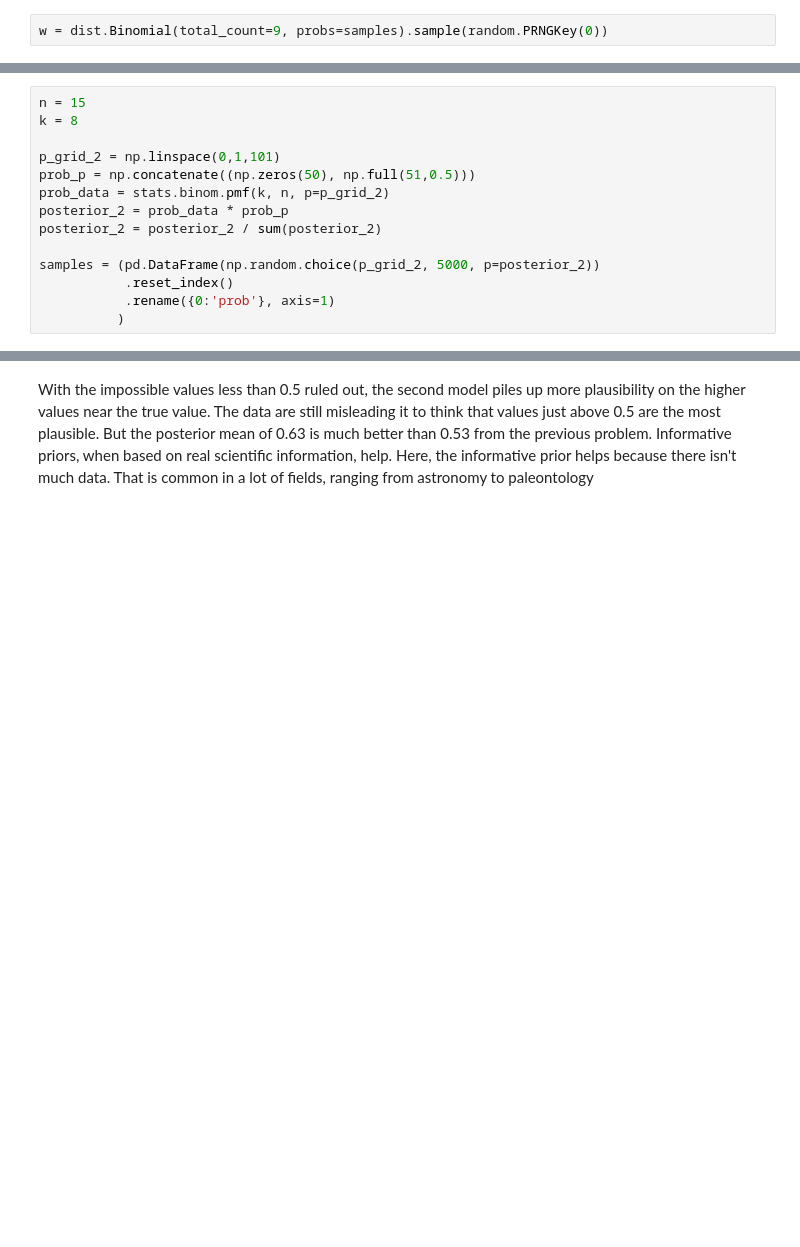
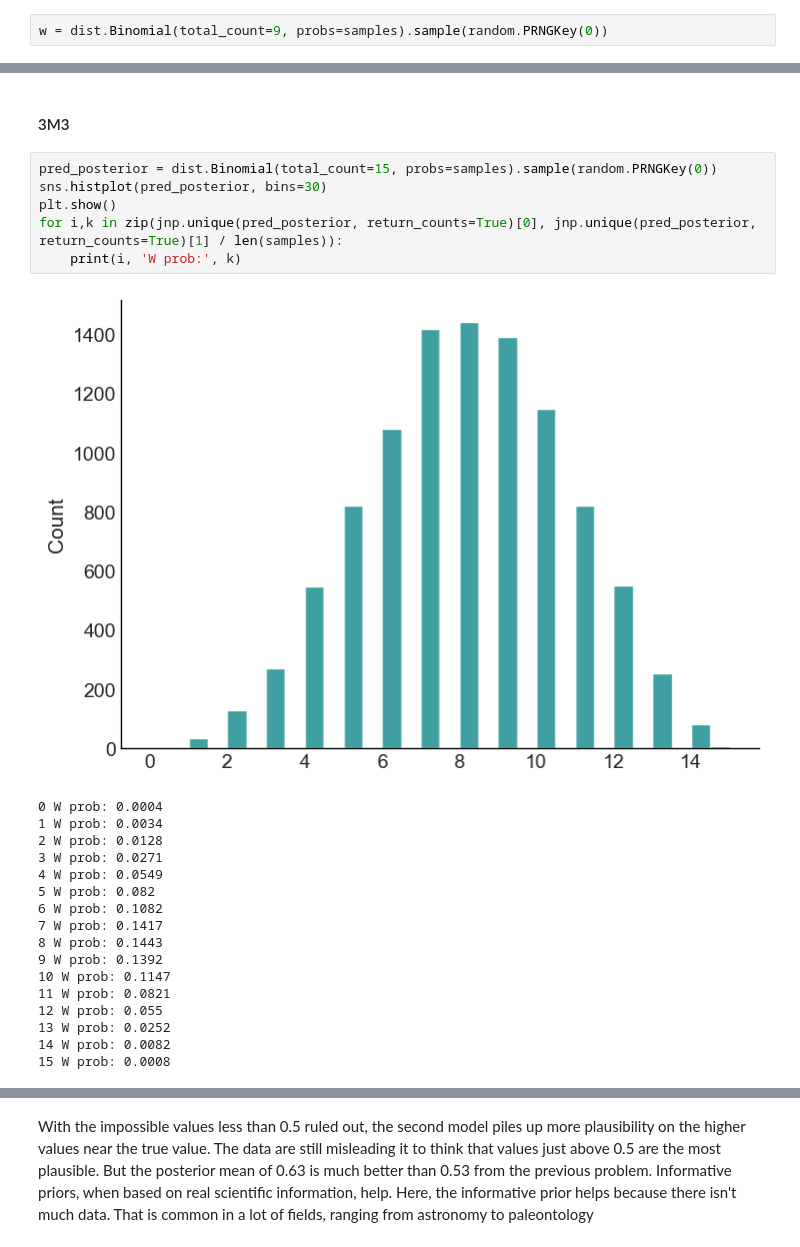
Before and after one commit to zsfrbkv/statrethink-course-numpyro-2019, a Jupyter notebook: statrethink_numpyro_w01.ipynb, the cells around one changed output, grey strips where cells are left out. Drawn from its saved outputs; the diff is of its cells as text; blank space fills up the shorter version.

```diff
--- a/statrethink_numpyro_w01.ipynb
+++ b/statrethink_numpyro_w01.ipynb
@@ -526,14 +492,0 @@ Modifying only the prior:
-# %%
-n = 15
-k = 8
-
-p_grid_2 = np.linspace(0,1,101)
-prob_p = np.concatenate((np.zeros(50), np.full(51,0.5)))
-prob_data = stats.binom.pmf(k, n, p=p_grid_2)
-posterior_2 = prob_data * prob_p
-posterior_2 = posterior_2 / sum(posterior_2)
-
-samples = (pd.DataFrame(np.random.choice(p_grid_2, 5000, p=posterior_2))
-           .reset_index()
-           .rename({0:'prob'}, axis=1)
-          )
@@ -574,0 +587,26 @@ g.axvline(0.7, ls='--', c='r');
+# %% [markdown]
+#### 3M3
+# %%
+pred_posterior = dist.Binomial(total_count=15, probs=samples).sample(random.PRNGKey(0))
+sns.histplot(pred_posterior, bins=30)
+plt.show()
+for i,k in zip(jnp.unique(pred_posterior, return_counts=True)[0], jnp.unique(pred_posterior, return_counts=True)[1] / len(samples)):
+    print(i, 'W prob:', k)
+# %% [output]
+[figure, added]
+0 W prob: 0.0004
+1 W prob: 0.0034
+2 W prob: 0.0128
+3 W prob: 0.0271
+4 W prob: 0.0549
+5 W prob: 0.082
+6 W prob: 0.1082
+7 W prob: 0.1417
+8 W prob: 0.1443
+9 W prob: 0.1392
+10 W prob: 0.1147
+11 W prob: 0.0821
+12 W prob: 0.055
+13 W prob: 0.0252
+14 W prob: 0.0082
+15 W prob: 0.0008
```
Also changed, not shown: parts of 59 cells of this notebook, 11 other files.
